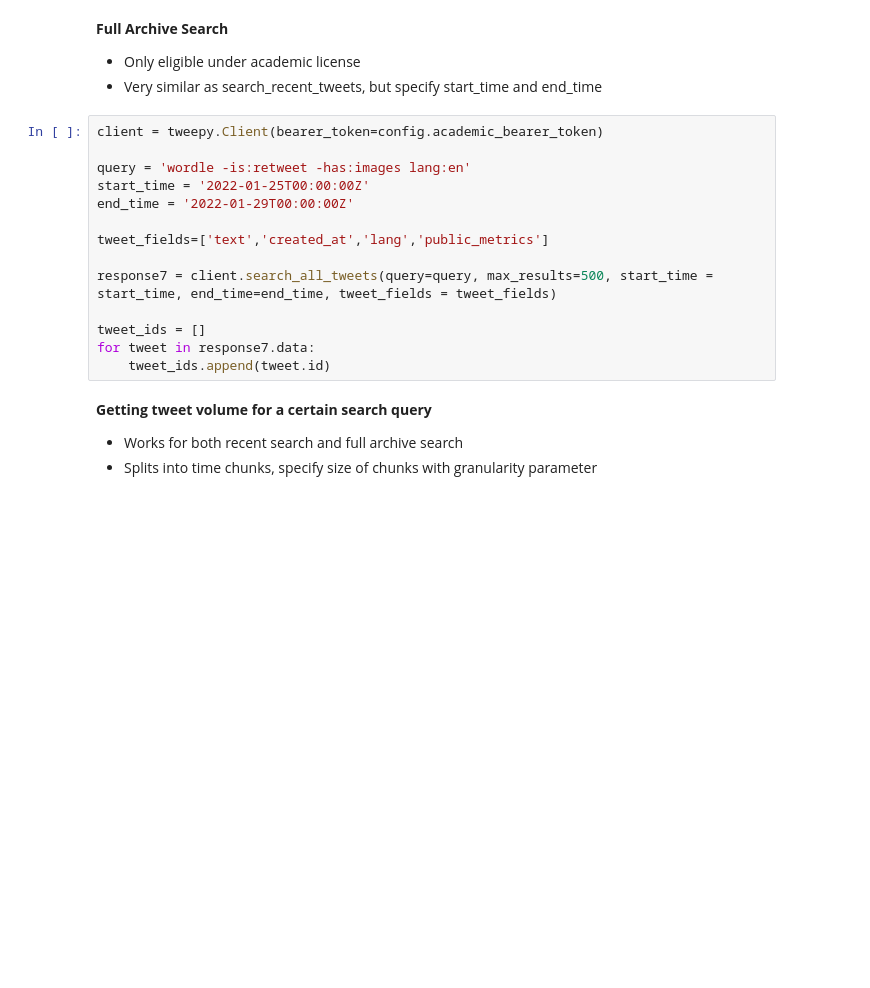
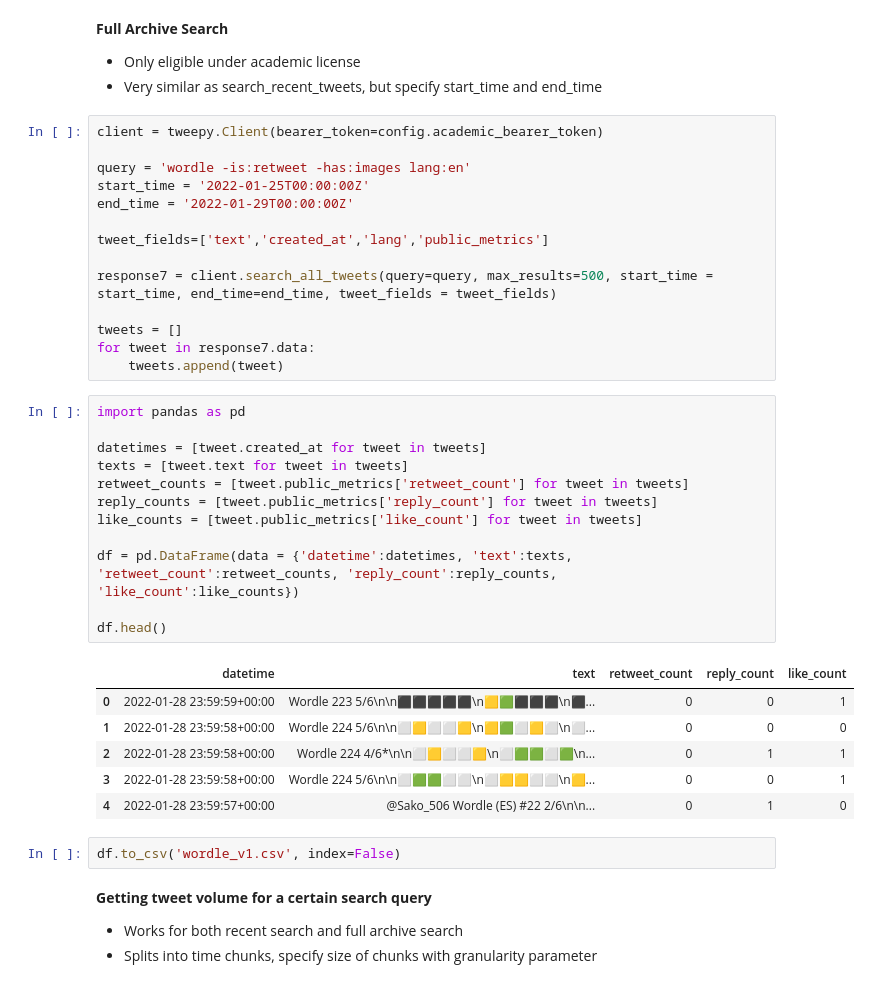
Before and after one commit to Thomas-mcinally/Webscraping, a Jupyter notebook: 02 - tweepy_APIv2.ipynb, the cells around one changed output. Cells and saved outputs as stored; diff of their text form; blank space fills up the shorter version.

```diff
--- a/02 - tweepy_APIv2.ipynb
+++ b/02 - tweepy_APIv2.ipynb
@@ -178,9 +178,30 @@ tweet_fields=['text','created_at','lang','public_metrics']
 
 response7 = client.search_all_tweets(query=query, max_results=500, start_time = start_time, end_time=end_time, tweet_fields = tweet_fields)
 
-tweet_ids = []
+tweets = []
 for tweet in response7.data:
-    tweet_ids.append(tweet.id)
+    tweets.append(tweet)
+# %%
+import pandas as pd
+
+datetimes = [tweet.created_at for tweet in tweets]
+texts = [tweet.text for tweet in tweets]
+retweet_counts = [tweet.public_metrics['retweet_count'] for tweet in tweets]
+reply_counts = [tweet.public_metrics['reply_count'] for tweet in tweets]
+like_counts = [tweet.public_metrics['like_count'] for tweet in tweets]
+
+df = pd.DataFrame(data = {'datetime':datetimes, 'text':texts, 'retweet_count':retweet_counts, 'reply_count':reply_counts, 'like_count':like_counts})
+
+df.head()
+# %% [output]
+|  | datetime | text | retweet_count | reply_count | like_count |
+| 0 | 2022-01-28 23:59:59+00:00 | Wordle 223 5/6\n\n⬛⬛⬛⬛⬛\n🟨🟩⬛⬛⬛\n⬛... | 0 | 0 | 1 |
+| 1 | 2022-01-28 23:59:58+00:00 | Wordle 224 5/6\n\n⬜🟨⬜⬜🟨\n🟨🟩⬜🟨⬜\n⬜... | 0 | 0 | 0 |
+| 2 | 2022-01-28 23:59:58+00:00 | Wordle 224 4/6*\n\n⬜🟨⬜⬜🟨\n⬜🟩🟩⬜🟩\n... | 0 | 1 | 1 |
+| 3 | 2022-01-28 23:59:58+00:00 | Wordle 224 5/6\n\n⬜🟩🟩⬜⬜\n⬜🟨🟨⬜⬜\n🟨... | 0 | 0 | 1 |
+| 4 | 2022-01-28 23:59:57+00:00 | @Sako_506 Wordle (ES) #22 2/6\n\n... | 0 | 1 | 0 |
+# %%
+df.to_csv('wordle_v1.csv', index=False)
 # %% [markdown]
 **Getting tweet volume for a certain search query**
 - Works for both recent search and full archive search
```
